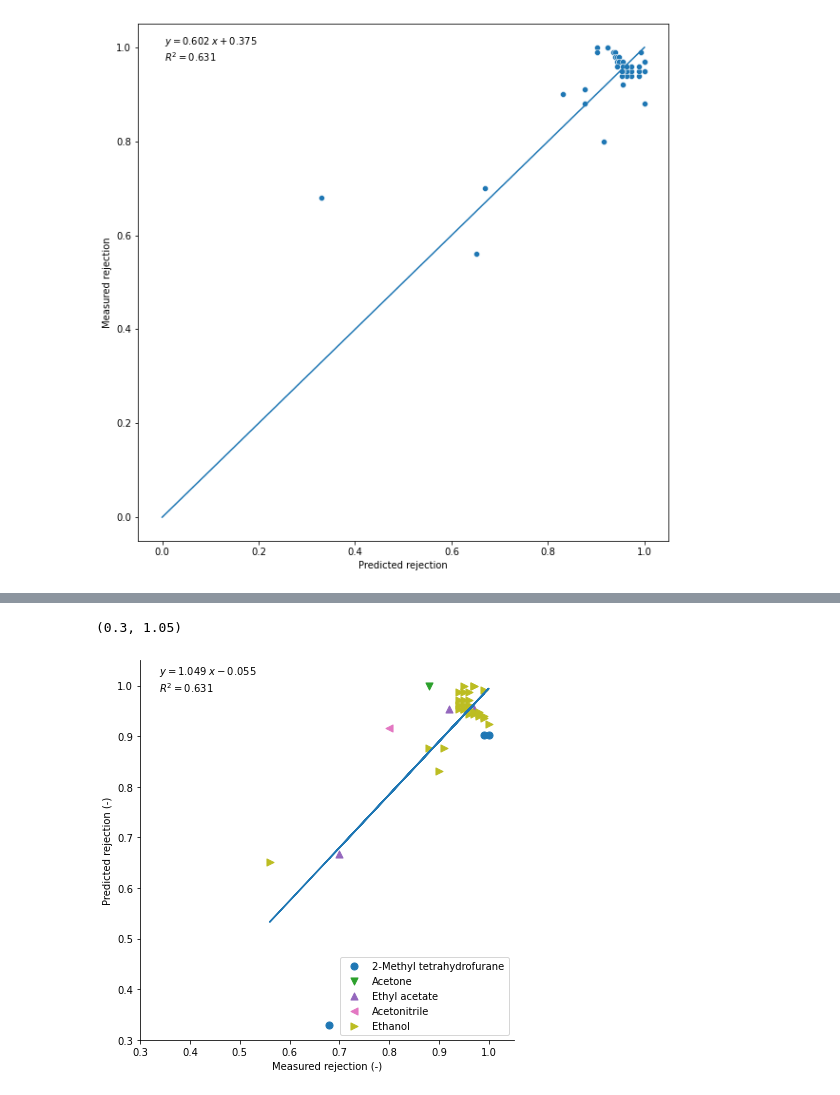
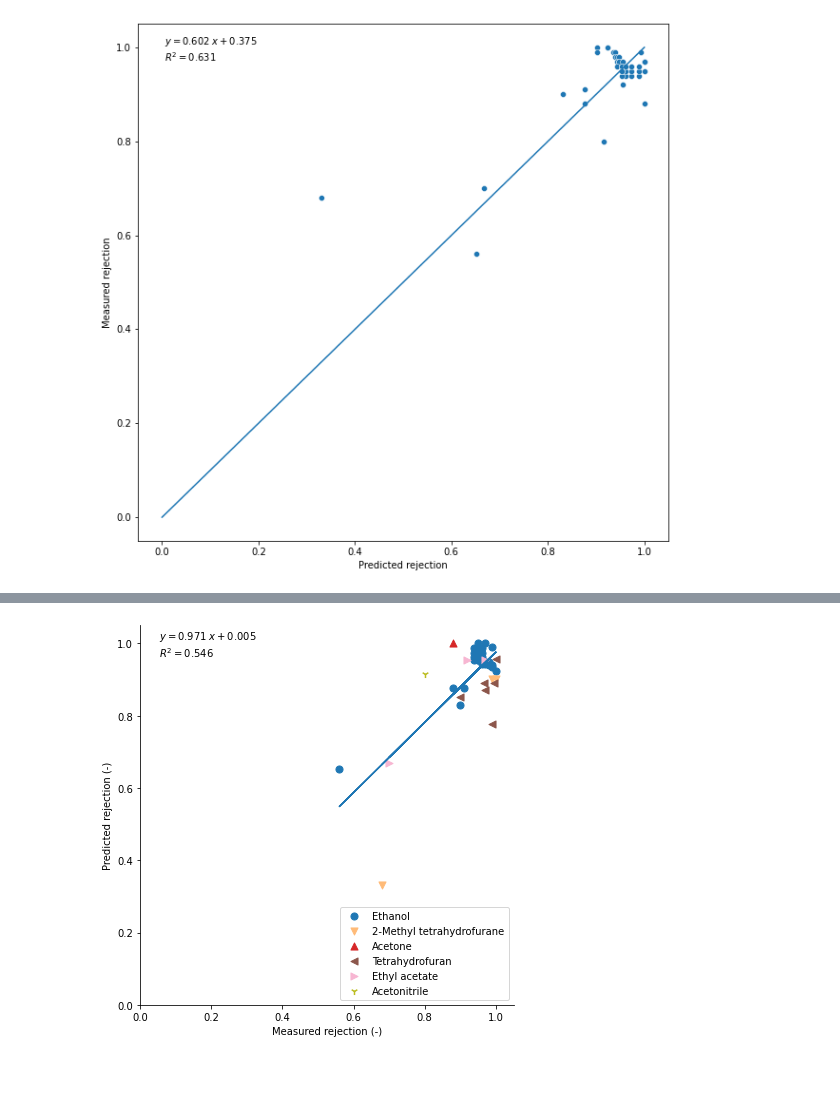
Before and after one commit to ignaczgerg/osn-solvent, a Jupyter notebook: cosn_evaluation.ipynb, the cells around one changed output, grey strips where cells are left out. Saved outputs shown, nothing was run; the diff lists cells and outputs as text; code cells hidden in the pictures.

```diff
--- a/cosn_evaluation.ipynb
+++ b/cosn_evaluation.ipynb
@@ -234,16 +186,17 @@ WARNING:root:No normalization for BCUT2D_MRLOW
 # %%
-main = pd.read_csv('./data/predictions/cosn_predicted_final.csv')
-main.rename(columns={'measured_rejection2':'measured_rejection'}, inplace=True)
+main = pd.read_csv('./data/predictions/cosn_final_predicted_mek_thf.csv')
+# main.rename(columns={'measured_rejection2':'measured_rejection'}, inplace=True)
 main['dm300'].mask(main['dm300'] > 1., 1., inplace=True)
 
 utils.rejection_diagram(y='dm300',
-                        x='measured_rejection',
+                        x='measured_rejection2',
                         data=main, group='solvent_name',
                         y_axis='Predicted rejection (-)',
                         x_axis='Measured rejection (-)',
-                        save='./figures/literature_generalization.svg')
-plt.ylim(0.3,1.05)
-plt.xlim(0.3,1.05)
+                        save='./figures/literature_generalization_mek_thf.svg')
+plt.ylim(0.0,1.05)
+plt.xlim(0.0,1.05)
+# plt.plot([0,1], [0,1], '')
+plt.show()
 # %% [output]
-(0.3, 1.05)
-[figure, old version]
+[figure, new version]
```
Also changed, not shown: parts of 10 cells of this notebook, 8 other files.
